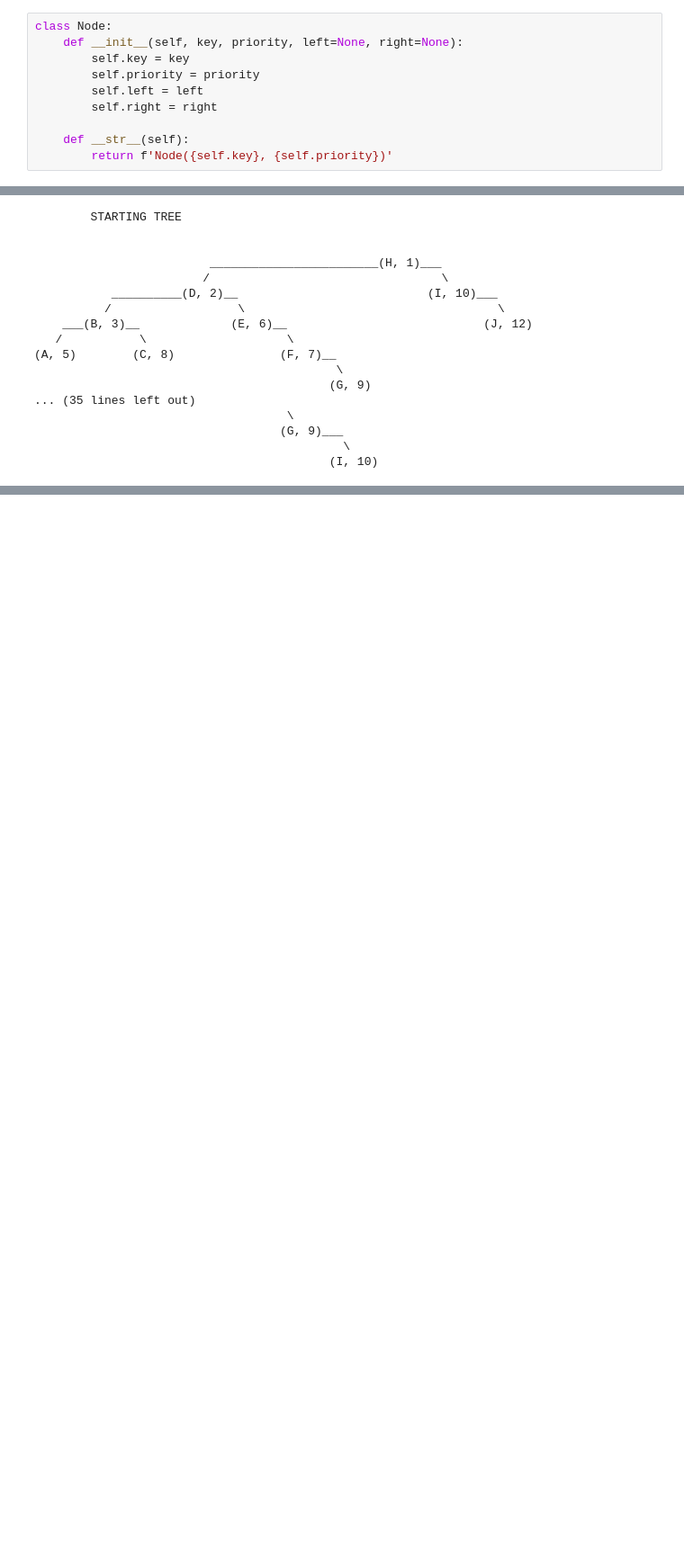
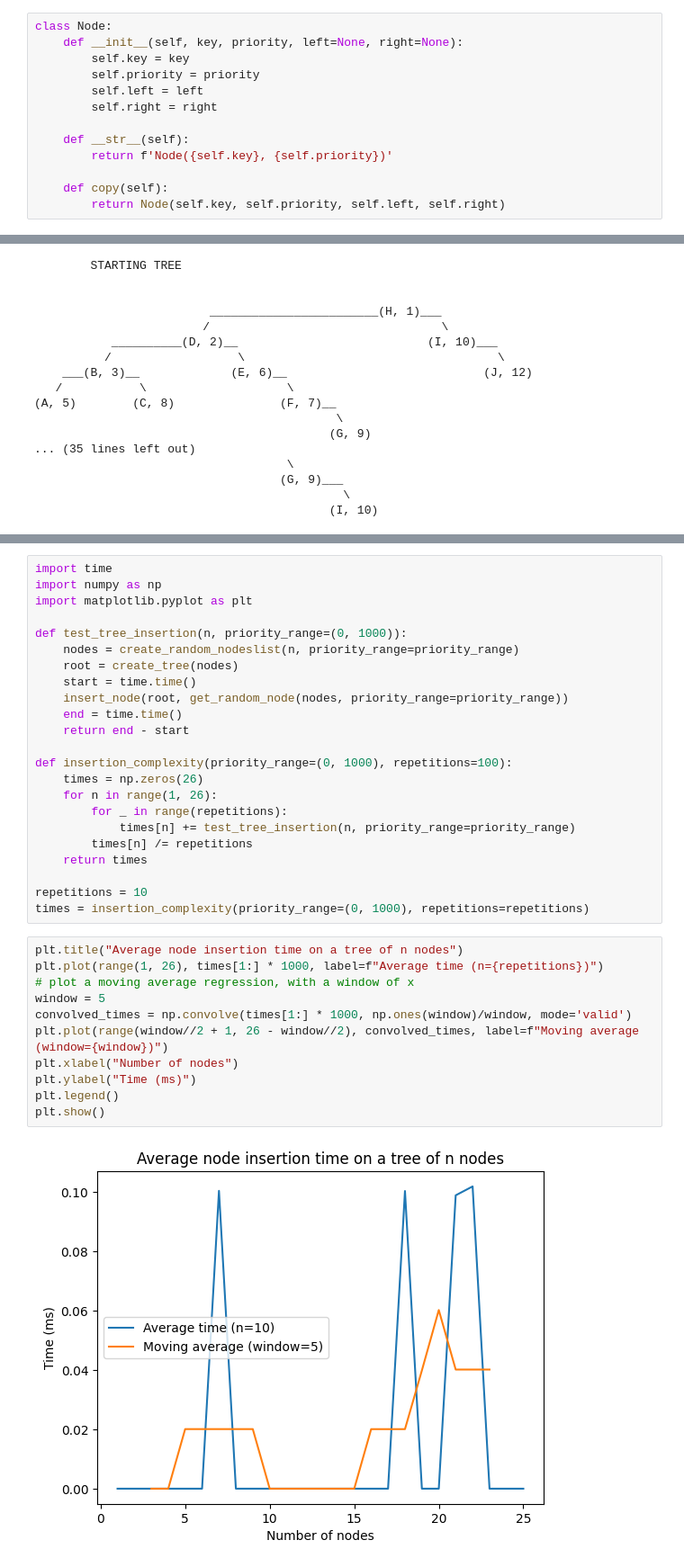
Before and after one commit to xxBWxx/complex-project, a Jupyter notebook: treetest.ipynb, the cells around one changed output, grey strips where cells are left out. Shown: that part at 90% size. Saved outputs shown, nothing was run; the diff lists cells and outputs as text; blank space fills up the shorter version.

Commit message:
tried a lotta stuff to measure complexity of insertion, didnt really work

```diff
--- a/treetest.ipynb
+++ b/treetest.ipynb
@@ -8,6 +8,9 @@ class Node:
 
     def __str__(self):
         return f'Node({self.key}, {self.priority})'
+
+    def copy(self):
+        return Node(self.key, self.priority, self.left, self.right)
 # %%
 testnodes = "(A : 5),(B : 3),(C : 8),(D : 2),(E : 6),(F : 7),(G : 9),(H : 1),(I : 10),(J : 12)"
 # %%
@@ -589,0 +676,36 @@ print(convert_to_printable(H_removed))
+# %%
+import time
+import numpy as np
+import matplotlib.pyplot as plt
+
+def test_tree_insertion(n, priority_range=(0, 1000)):
+    nodes = create_random_nodeslist(n, priority_range=priority_range)
+    root = create_tree(nodes)
+    start = time.time()
+    insert_node(root, get_random_node(nodes, priority_range=priority_range))
+    end = time.time()
+    return end - start
+
+def insertion_complexity(priority_range=(0, 1000), repetitions=100):
+    times = np.zeros(26)
+    for n in range(1, 26):
+        for _ in range(repetitions):
+            times[n] += test_tree_insertion(n, priority_range=priority_range)
+        times[n] /= repetitions
+    return times
+
+repetitions = 10
+times = insertion_complexity(priority_range=(0, 1000), repetitions=repetitions)
+# %%
+plt.title("Average node insertion time on a tree of n nodes")
+plt.plot(range(1, 26), times[1:] * 1000, label=f"Average time (n={repetitions})")
+# plot a moving average regression, with a window of x
+window = 5
+convolved_times = np.convolve(times[1:] * 1000, np.ones(window)/window, mode='valid')
+plt.plot(range(window//2 + 1, 26 - window//2), convolved_times, label=f"Moving average (window={window})")
+plt.xlabel("Number of nodes")
+plt.ylabel("Time (ms)")
+plt.legend()
+plt.show()
+# %% [output]
+[figure, added]
```
Also changed, not shown: parts of 22 cells of this notebook.
